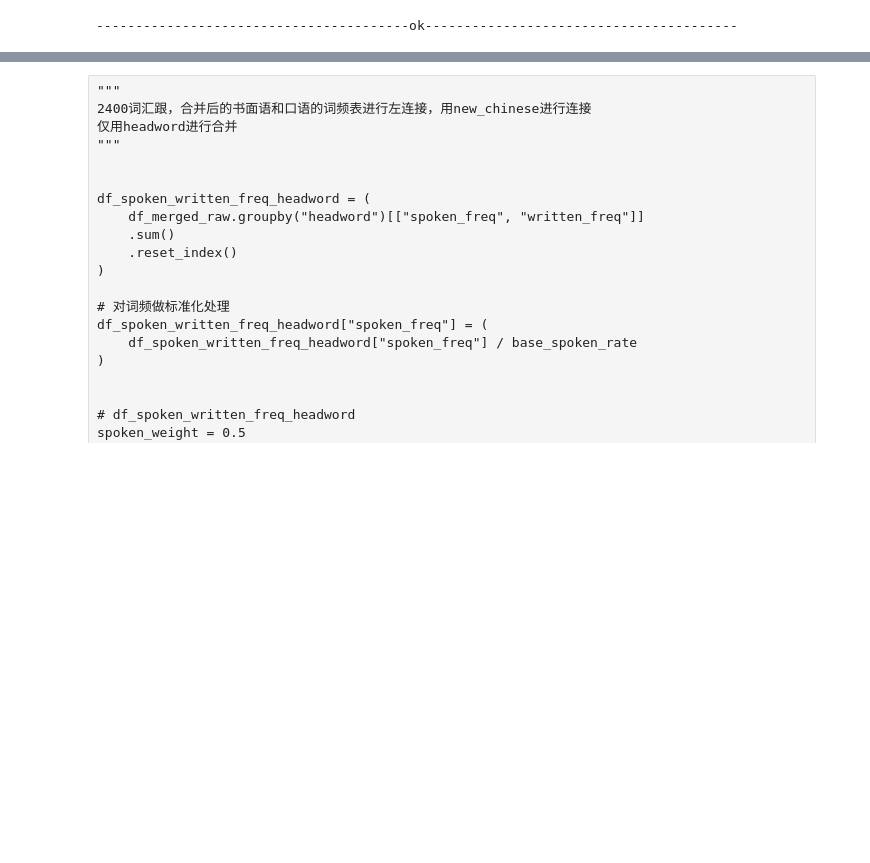
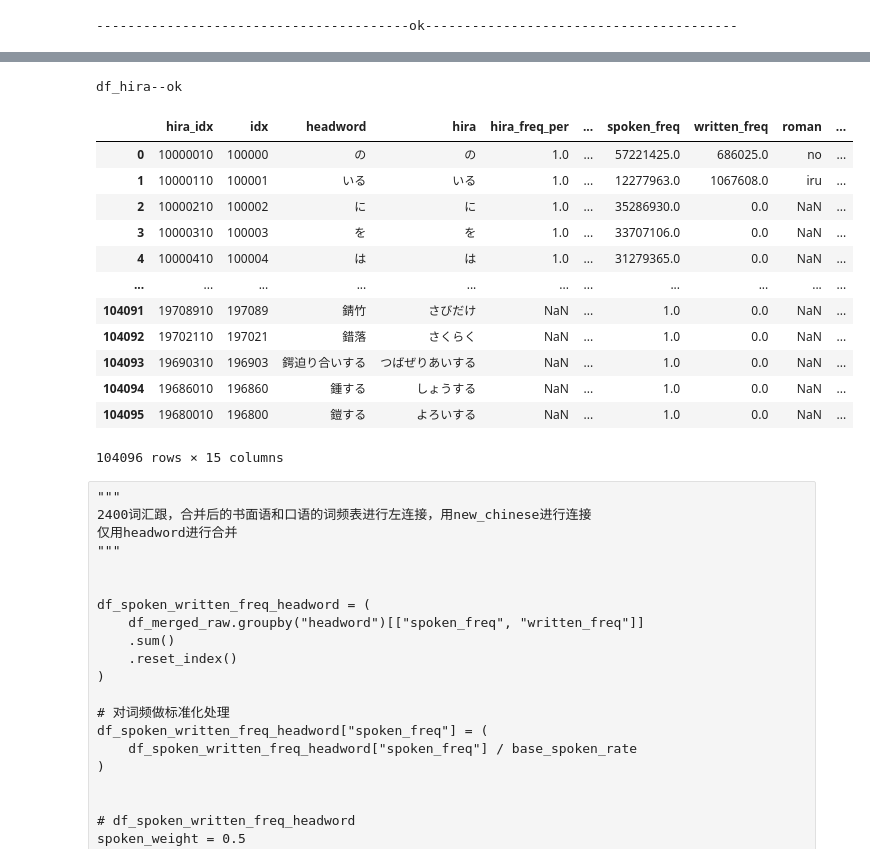
Before and after one commit to hopensic/python-notebooks, a Jupyter notebook: ja_dict_merge.ipynb, the cells around one changed output, grey strips where cells are left out. Drawn from its saved outputs; the diff is of its cells as text; code cells hidden in the pictures; blank space fills up the shorter version.

```diff
--- a/ja_dict_merge.ipynb
+++ b/ja_dict_merge.ipynb
@@ -321,3 +385,0 @@ df2400
-# %%
-df_merged_raw_tmp = df_merged_raw.set_index(['headword','hira'],drop=True)
-df_merged_raw_tmp
@@ -334,0 +402,5 @@ l(len(idx_df2400 & idx_df_merged_raw_tmp))
+# %%
+# df_merged_raw 关联 df_merged_raw_word_agg的ID主键
+df_merged_raw_word_agg.reset_index(inplace=True)
+df_merged_raw_word_agg = df_merged_raw_word_agg.rename(columns={"index": "idx"})
+df_merged_raw_word_agg
@@ -335,35 +450,61 @@ l(len(idx_df2400 & idx_df_merged_raw_tmp))
 # %%
 # 关联发音文件 (headword关联)
-df_merged_raw.reset_index(inplace=True)
-df_merged_raw_new = pd.merge(
-    df_merged_raw,
-    df_ff_5,
-    left_on="headword",
-    right_on="headword_voice",
-    how="left",
+# df_merged_raw.reset_index(inplace=True)
+
+df_hira["word_voice"] = df_hira["headword"].map(
+    df_ff_5.set_index("headword_voice")["mp3_path"]
 )
+df_hira["hira_voice"] = df_hira["hira"].map(
+    df_ff_5.set_index("headword_voice")["mp3_path"]
+)
+# df_merged_raw_new = pd.merge(
+#     df_hira,
+#     df_ff_5,
+#     left_on="headword",
+#     right_on="headword_voice",
+#     how="left",
+# )
 order = [
+    "hira_idx",
+    "idx",
     "headword",
     "hira",
+    "hira_freq_per",
+    "word_fused_freq",
     "fused_freq",
-    "hira_freq_per",
-    "mp3_path",
+    "freq_for_order",
+    "word_voice",
+    "hira_voice",
     "spoken_freq",
     "written_freq",
     "roman",
-    "headword_voice",
     "cnt_headword",
     "cnt_headword_hira",
 ]
 
-df_merged_raw_new = df_merged_raw_new[order]
-df_merged_raw_new.sort_values(by="fused_freq", ascending=False, inplace=True)
-# 创建从10000开始的新索引
-start_index = 10000
-df_merged_raw_new.index = range(start_index, start_index + len(df_merged_raw_new))
-to_csv_sig(df_merged_raw_new, w_raw_merged_freq_sumed_csv, True)
-p("df_merged_raw_new--ok")
-df_merged_raw_new
+# df_merged_raw_new = df_merged_raw_new[order]
+df_hira = df_hira[order]
+df_hira_new = df_hira.sort_values(
+    by=["word_fused_freq", "freq_for_order"], ascending=[False, False]
+)
+to_csv_sig(df_hira_new, w_raw_merged_freq_sumed_csv, True)
+p("df_hira--ok")
+df_hira_new
+# %% [output]
+df_hira--ok
+|  | hira_idx | idx | headword | hira | hira_freq_per | ... | spoken_freq | written_freq | roman | ... |
+| 0 | 10000010 | 100000 | の | の | 1.0 | ... | 57221425.0 | 686025.0 | no | ... |
+| 1 | 10000110 | 100001 | いる | いる | 1.0 | ... | 12277963.0 | 1067608.0 | iru | ... |
+| 2 | 10000210 | 100002 | に | に | 1.0 | ... | 35286930.0 | 0.0 | NaN | ... |
+| 3 | 10000310 | 100003 | を | を | 1.0 | ... | 33707106.0 | 0.0 | NaN | ... |
+| 4 | 10000410 | 100004 | は | は | 1.0 | ... | 31279365.0 | 0.0 | NaN | ... |
+| ... | ... | ... | ... | ... | ... | ... | ... | ... | ... | ... |
+| 104091 | 19708910 | 197089 | 錆竹 | さびだけ | NaN | ... | 1.0 | 0.0 | NaN | ... |
+| 104092 | 19702110 | 197021 | 錯落 | さくらく | NaN | ... | 1.0 | 0.0 | NaN | ... |
+| 104093 | 19690310 | 196903 | 鍔迫り合いする | つばぜりあいする | NaN | ... | 1.0 | 0.0 | NaN | ... |
+| 104094 | 19686010 | 196860 | 鍾する | しょうする | NaN | ... | 1.0 | 0.0 | NaN | ... |
+| 104095 | 19680010 | 196800 | 鎧する | よろいする | NaN | ... | 1.0 | 0.0 | NaN | ... |
+104096 rows × 15 columns
 # %% [raw]
 """
 2400词汇跟，合并后的书面语和口语的词频表进行左连接，用new_chinese进行连接
```
Also changed, not shown: parts of 22 cells of this notebook, 1 other file.
